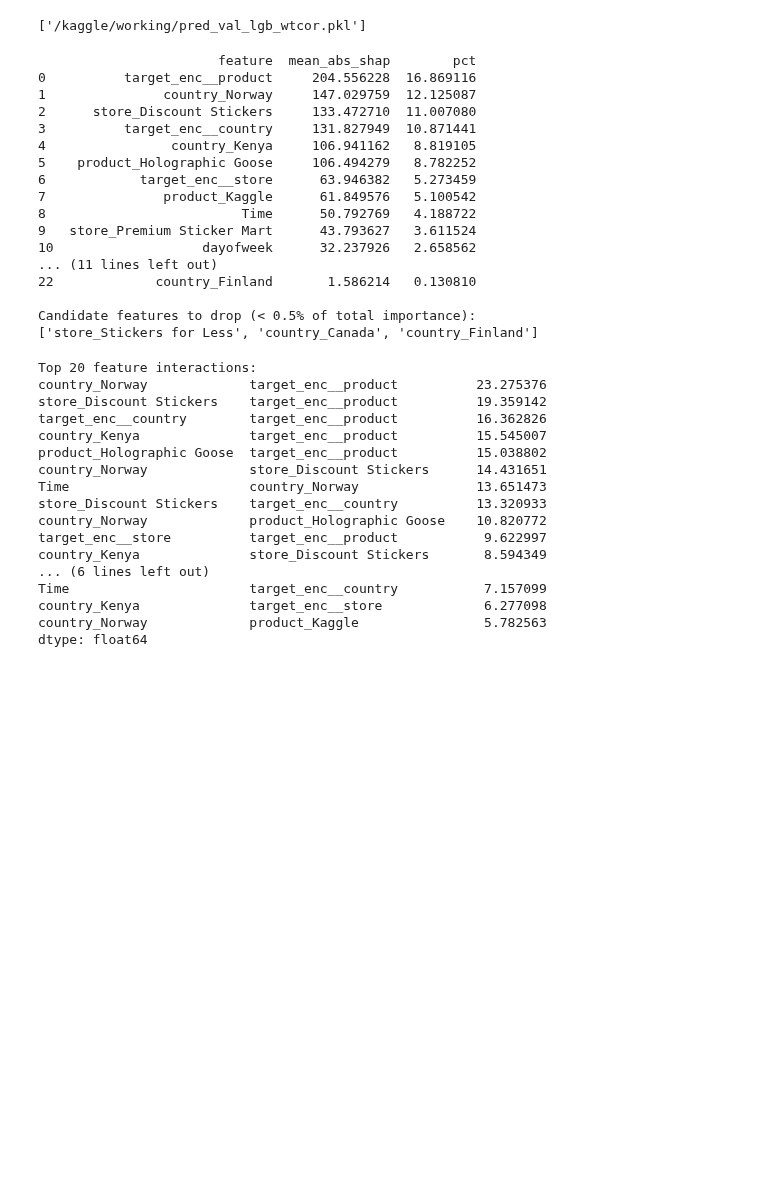
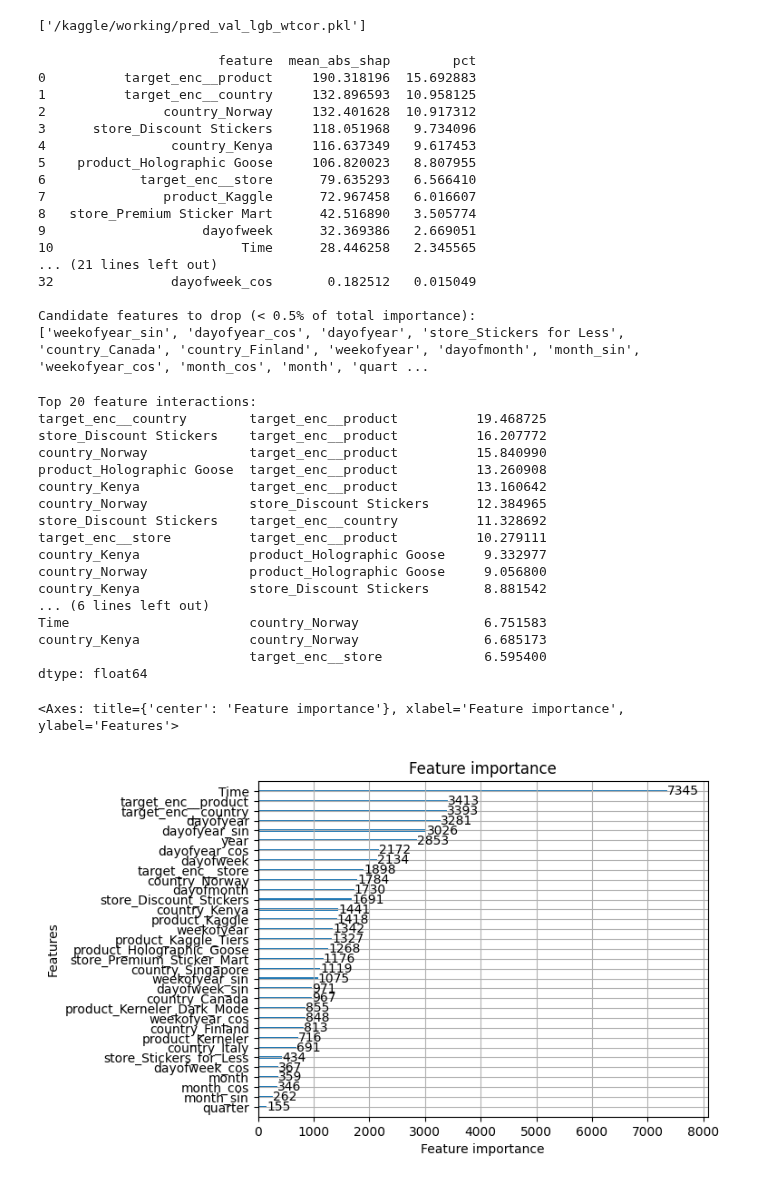
Before and after one commit to davidbacavidal/Kaggle-competitions, a Jupyter notebook: Forecasting-sticker-sales.ipynb, the cells around one changed output. Cells and saved outputs as stored; diff of their text form; code cells hidden in the pictures; blank space fills up the shorter version.

Commit message:
Kaggle Notebook | Forecasting Sticker Sales | Version 54

```diff
--- a/Forecasting-sticker-sales.ipynb
+++ b/Forecasting-sticker-sales.ipynb
@@ -2006,7 +2006,9 @@ Candidate features to drop (< 0.5% of total importance):
 # %%
 #Remove
-X_train_def = X_train_encoded_red.drop(['month','quarter','dayofyear', 'year','month_sin','month_cos', 'weekofyear_sin','weekofyear_cos','dayofweek_cos','dayofmonth'], axis=1).copy()
-X_test_def = X_test_encoded_red.drop(['month','quarter','dayofyear', 'year','month_sin','month_cos', 'weekofyear_sin','weekofyear_cos','dayofweek_cos','dayofmonth'], axis=1).copy()
+#X_train_def = X_train_encoded_red.drop(['month','quarter','dayofyear', 'year','month_sin','month_cos', 'weekofyear_sin','weekofyear_cos','dayofweek_cos','dayofmonth'], axis=1).copy()
+#X_test_def = X_test_encoded_red.drop(['month','quarter','dayofyear', 'year','month_sin','month_cos', 'weekofyear_sin','weekofyear_cos','dayofweek_cos','dayofmonth'], axis=1).copy()
+X_train_def = X_train_encoded_red.copy()
+X_test_def = X_test_encoded_red.copy()
 # %%
 # LightGBM
 def objective_lgb(trial):
@@ -2136,22 +2137,22 @@ print(f"\nCandidate features to drop (< {UMBRAL_PCT}% of total importance):")
 print(candidatas_a_eliminar)
 # %% [output]
                        feature  mean_abs_shap        pct
-0          target_enc__product     204.556228  16.869116
-1               country_Norway     147.029759  12.125087
-2      store_Discount Stickers     133.472710  11.007080
-3          target_enc__country     131.827949  10.871441
-4                country_Kenya     106.941162   8.819105
-5    product_Holographic Goose     106.494279   8.782252
-6            target_enc__store      63.946382   5.273459
-7               product_Kaggle      61.849576   5.100542
-8                         Time      50.792769   4.188722
-9   store_Premium Sticker Mart      43.793627   3.611524
-10                   dayofweek      32.237926   2.658562
-... (11 lines left out)
-22             country_Finland       1.586214   0.130810
+0          target_enc__product     190.318196  15.692883
+1          target_enc__country     132.896593  10.958125
+2               country_Norway     132.401628  10.917312
+3      store_Discount Stickers     118.051968   9.734096
+4                country_Kenya     116.637349   9.617453
+5    product_Holographic Goose     106.820023   8.807955
+6            target_enc__store      79.635293   6.566410
+7               product_Kaggle      72.967458   6.016607
+8   store_Premium Sticker Mart      42.516890   3.505774
+9                    dayofweek      32.369386   2.669051
+10                        Time      28.446258   2.345565
+... (21 lines left out)
+32               dayofweek_cos       0.182512   0.015049
 
 Candidate features to drop (< 0.5% of total importance):
-['store_Stickers for Less', 'country_Canada', 'country_Finland']
+['weekofyear_sin', 'dayofyear_cos', 'dayofyear', 'store_Stickers for Less', 'country_Canada', 'country_Finland', 'weekofyear', 'dayofmonth', 'month_sin', 'weekofyear_cos', 'month_cos', 'month', 'quart ...
 # %%
 # Interaction values (more expensive than regular SHAP — use a smaller sample)
 SAMPLE_SIZE_INTERACTION = 500
@@ -2182,19 +2183,24 @@ print("Top 20 feature interactions:")
 print(top_interactions)
 # %% [output]
 Top 20 feature interactions:
-country_Norway             target_enc__product          23.275376
-store_Discount Stickers    target_enc__product          19.359142
-target_enc__country        target_enc__product          16.362826
-country_Kenya              target_enc__product          15.545007
-product_Holographic Goose  target_enc__product          15.038802
-country_Norway             store_Discount Stickers      14.431651
-Time                       country_Norway               13.651473
-store_Discount Stickers    target_enc__country          13.320933
-country_Norway             product_Holographic Goose    10.820772
-target_enc__store          target_enc__product           9.622997
-country_Kenya              store_Discount Stickers       8.594349
+target_enc__country        target_enc__product          19.468725
+store_Discount Stickers    target_enc__product          16.207772
+country_Norway             target_enc__product          15.840990
+product_Holographic Goose  target_enc__product          13.260908
+country_Kenya              target_enc__product          13.160642
+country_Norway             store_Discount Stickers      12.384965
+store_Discount Stickers    target_enc__country          11.328692
+target_enc__store          target_enc__product          10.279111
+country_Kenya              product_Holographic Goose     9.332977
+country_Norway             product_Holographic Goose     9.056800
+country_Kenya              store_Discount Stickers       8.881542
 ... (6 lines left out)
-Time                       target_enc__country           7.157099
-country_Kenya              target_enc__store             6.277098
-country_Norway             product_Kaggle                5.782563
+Time                       country_Norway                6.751583
+country_Kenya              country_Norway                6.685173
+                           target_enc__store             6.595400
 dtype: float64
+# %%
+lgb.plot_importance(model_lgb_wtcor, max_num_features=40, importance_type='split')
+# %% [output]
+<Axes: title={'center': 'Feature importance'}, xlabel='Feature importance', ylabel='Features'>
+[figure, added]
```
Also changed, not shown: parts of 6 cells of this notebook.
